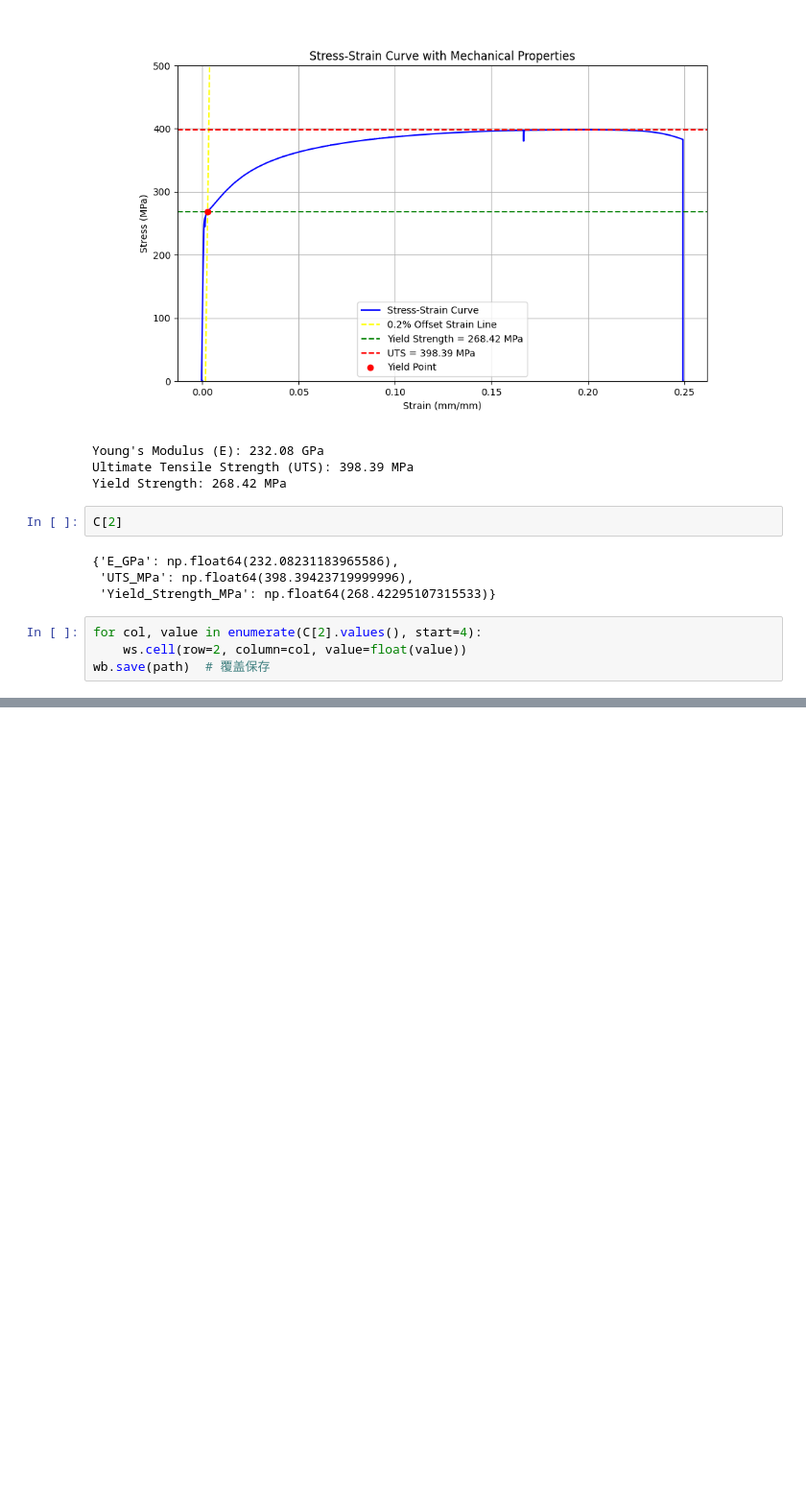
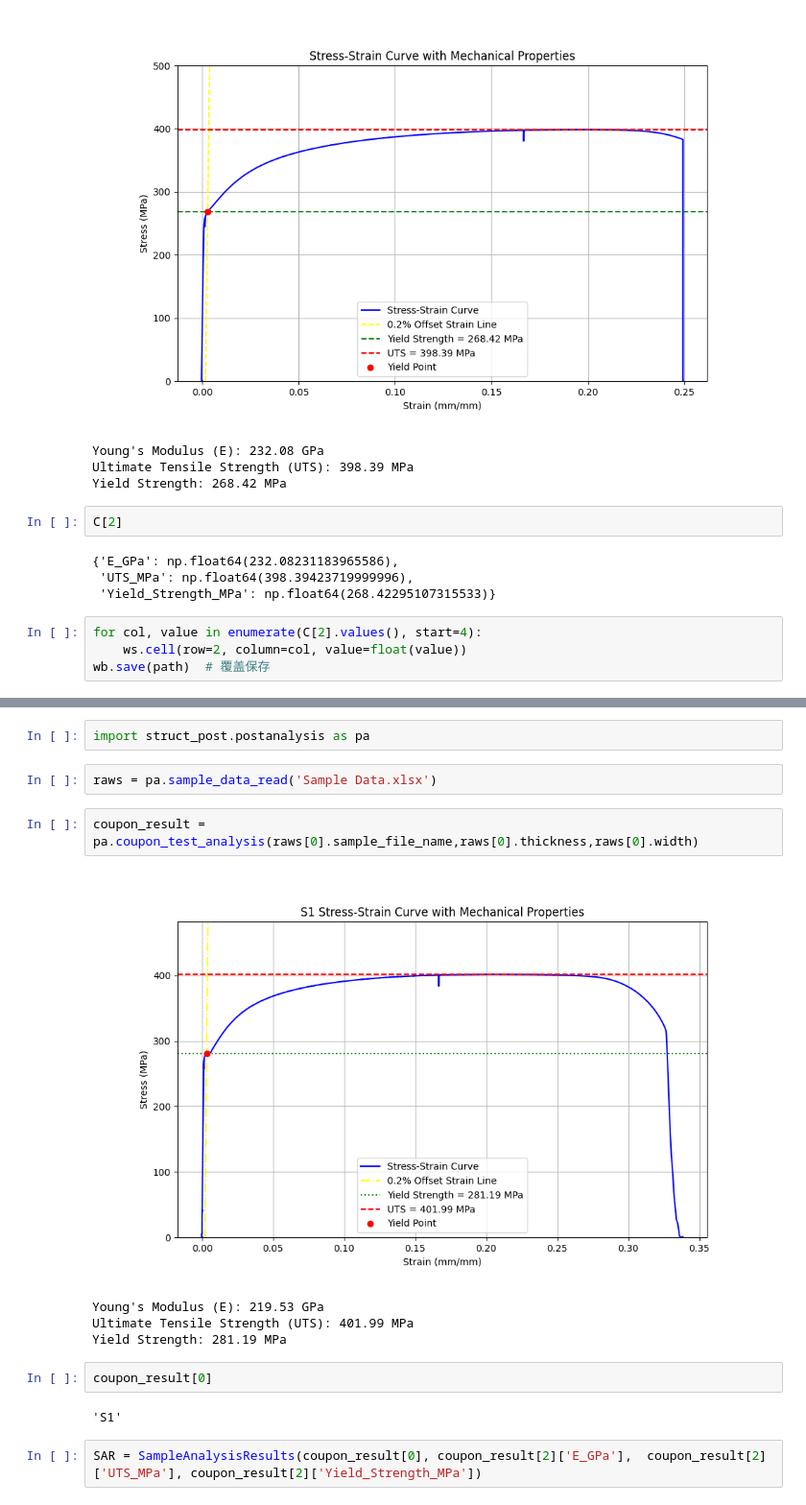
Before and after one commit to TimberEng/Tensilt-Test-Post-Processing, a Jupyter notebook: Coupon(GU)/Read & Write to Excel.ipynb, the cells around one changed output, grey strips where cells are left out. Shown at 96% size. Drawn from its saved outputs; the diff is of its cells as text; blank space fills up the shorter version.

```diff
--- a/Coupon(GU)/Read & Write to Excel.ipynb
+++ b/Coupon(GU)/Read & Write to Excel.ipynb
@@ -149,0 +311,17 @@ wb.save(path)  # 覆盖保存
+# %%
+import struct_post.postanalysis as pa
+# %%
+raws = pa.sample_data_read('Sample Data.xlsx')
+# %%
+coupon_result = pa.coupon_test_analysis(raws[0].sample_file_name,raws[0].thickness,raws[0].width)
+# %% [output]
+[figure, added]
+Young's Modulus (E): 219.53 GPa
+Ultimate Tensile Strength (UTS): 401.99 MPa
+Yield Strength: 281.19 MPa
+# %%
+coupon_result[0]
+# %% [output]
+'S1'
+# %%
+SAR = SampleAnalysisResults(coupon_result[0], coupon_result[2]['E_GPa'],  coupon_result[2]['UTS_MPa'], coupon_result[2]['Yield_Strength_MPa'])
```
Also changed, not shown: parts of 21 cells of this notebook, 14 other files.
